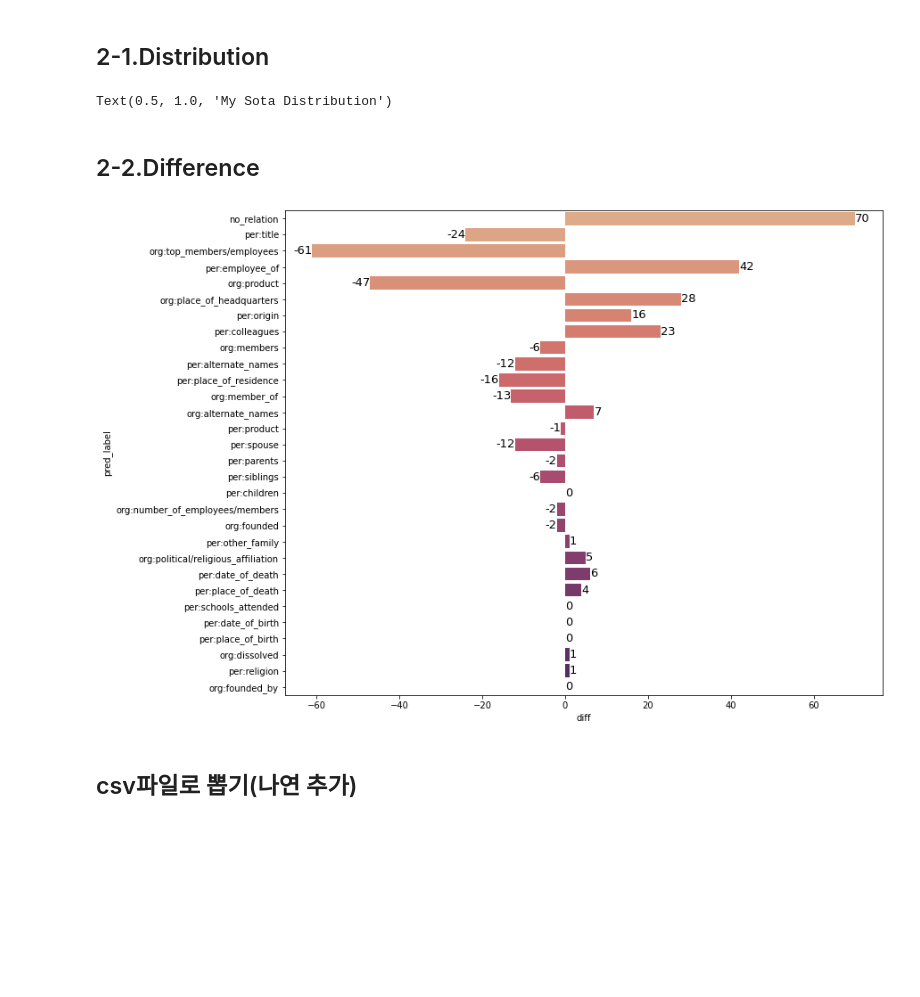
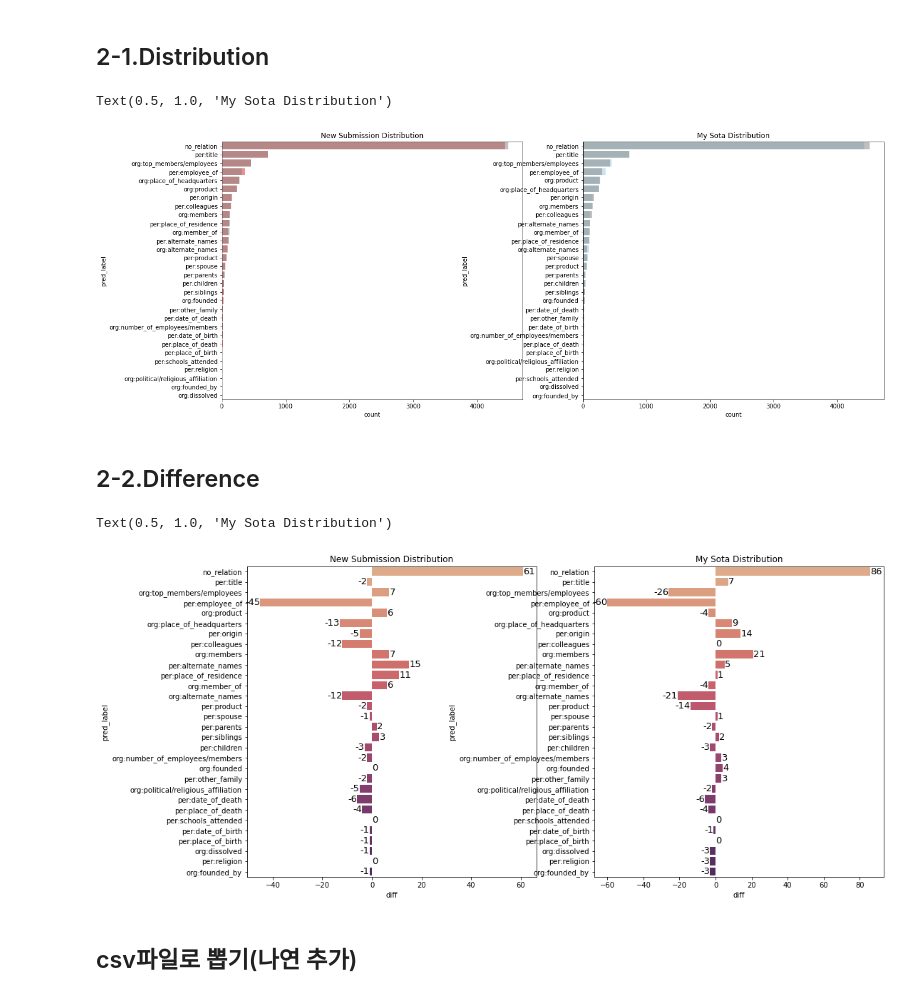
Before and after one commit to boostcampaitech3/level2-klue-level2-nlp-09, a Jupyter notebook: test_model.ipynb, the cells around one changed output. Saved outputs shown, nothing was run; the diff lists cells and outputs as text; code cells hidden in the pictures; blank space fills up the shorter version.

```diff
--- a/test_model.ipynb
+++ b/test_model.ipynb
@@ -4,8 +4,8 @@ import seaborn as sns
 import matplotlib.pyplot as plt
 # %%
 test_csv = pd.read_csv("/opt/ml/dataset/test/test_data.csv")
-submission_csv = pd.read_csv("./prediction/8_RL_ST_TP_SingleSentence.csv")
-submission_my_sota_csv = pd.read_csv("./prediction/7.RL_ST_NO_typed_entity_punc_input_8000_mybest.csv")
+submission_csv = pd.read_csv("./prediction/10_RL_ST_TP_TPSent_SOTA.csv")
+submission_my_sota_csv = pd.read_csv("./prediction/9_RL_ST_TP_SingleSent_SOTA.csv")
 sota_csv = pd.read_csv("./prediction/submission_jh.csv")
 # %% [markdown]
 ## 1. "예측 / SOTA 값" 비교 (태일)
@@ -13,7 +13,7 @@ sota_csv = pd.read_csv("./prediction/submission_jh.csv")
 sentences = test_csv["sentence"]
 subject_entities, object_entities = test_csv["subject_entity"], test_csv["object_entity"]
 my_labels = submission_csv["pred_label"]
-sota_labels = sota_csv["pred_label"]
+sota_labels = submission_my_sota_csv["pred_label"]
 # %%
 i = -1
 cnt = 0
@@ -84,7 +84,7 @@ sns.barplot(y='pred_label', x='count', data=label, ax = axes[0],
 axes[0].set_title("New Submission Distribution")
 
 sns.barplot(y='pred_label', x='count', data=label_jh, ax = axes[1],
-              color='red',alpha=0.5 ) # pallete:
+              color='skyblue',alpha=0.5 ) # pallete:
 
 sns.barplot(y='pred_label', x='count', data=label2, ax = axes[1],
               color='gray',alpha=0.5 )
@@ -92,20 +92,30 @@ axes[0].set_title("New Submission Distribution")
 axes[1].set_title("My Sota Distribution")
 # %% [output]
 Text(0.5, 1.0, 'My Sota Distribution')
+[figure, added]
 # %% [markdown]
 ## 2-2.Difference
 # %%
-diff = label_jh['count'] - label['count']
+diff = label['count']- label_jh['count']
 diff_df =pd.DataFrame({"pred_label": label_jh['pred_label'], "diff":diff})
+# %%
+diff2 = label2['count'] - label_jh['count']
+diff_df2 =pd.DataFrame({"pred_label": label_jh['pred_label'], "diff":diff2})
 # %%
 # 병렬적으로 확인하고 싶다면, subplot을 1,2로 주고 0ax 부분을 주석해제시키면 됩니다.
-fig, ax = plt.subplots(figsize=(12, 10))
-sns.barplot(y='pred_label', x='diff', data=diff_df, # ax = axes[0],
+fig, axes = plt.subplots(1, 2, figsize=(16, 8))
+sns.barplot(y='pred_label', x='diff', data=diff_df, ax = axes[0],
               palette='flare')
-for i in ax.containers:
-    ax.bar_label(i, fontsize=13)
+sns.barplot(y='pred_label', x='diff', data=diff_df2, ax = axes[1],
+              palette='flare')
+for i, j in zip(axes[0].containers, axes[1].containers):
+    axes[0].bar_label(i, fontsize=13)
+    axes[1].bar_label(j, fontsize=13)
+axes[0].set_title("New Submission Distribution")
+axes[1].set_title("My Sota Distribution")
 # %% [output]
+Text(0.5, 1.0, 'My Sota Distribution')
-[figure, old version]
+[figure, new version]
 # %% [markdown]
 ## csv파일로 뽑기(나연 추가)
 # %%
```
Also changed, not shown: parts of 1 cell of this notebook, 4 other files.
